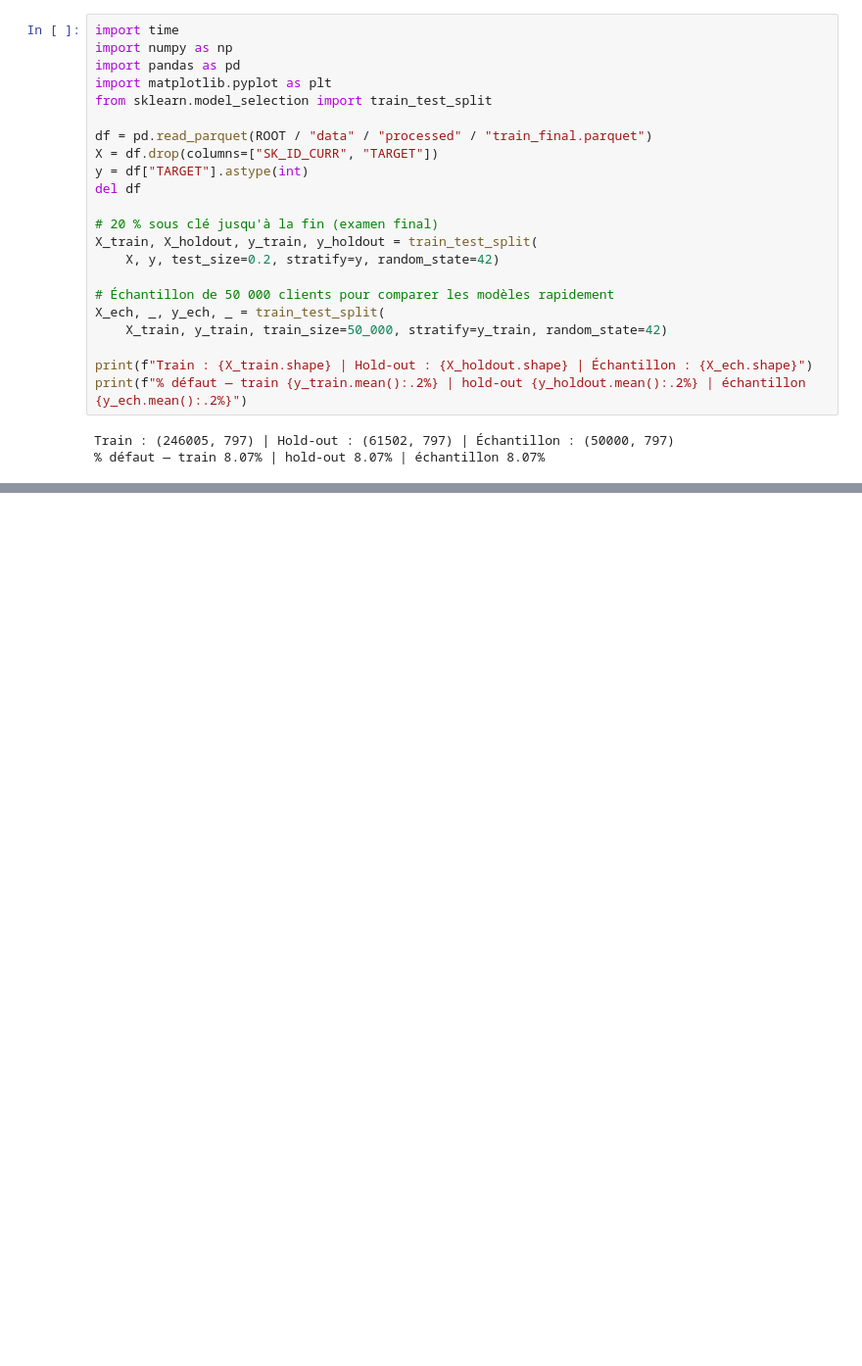
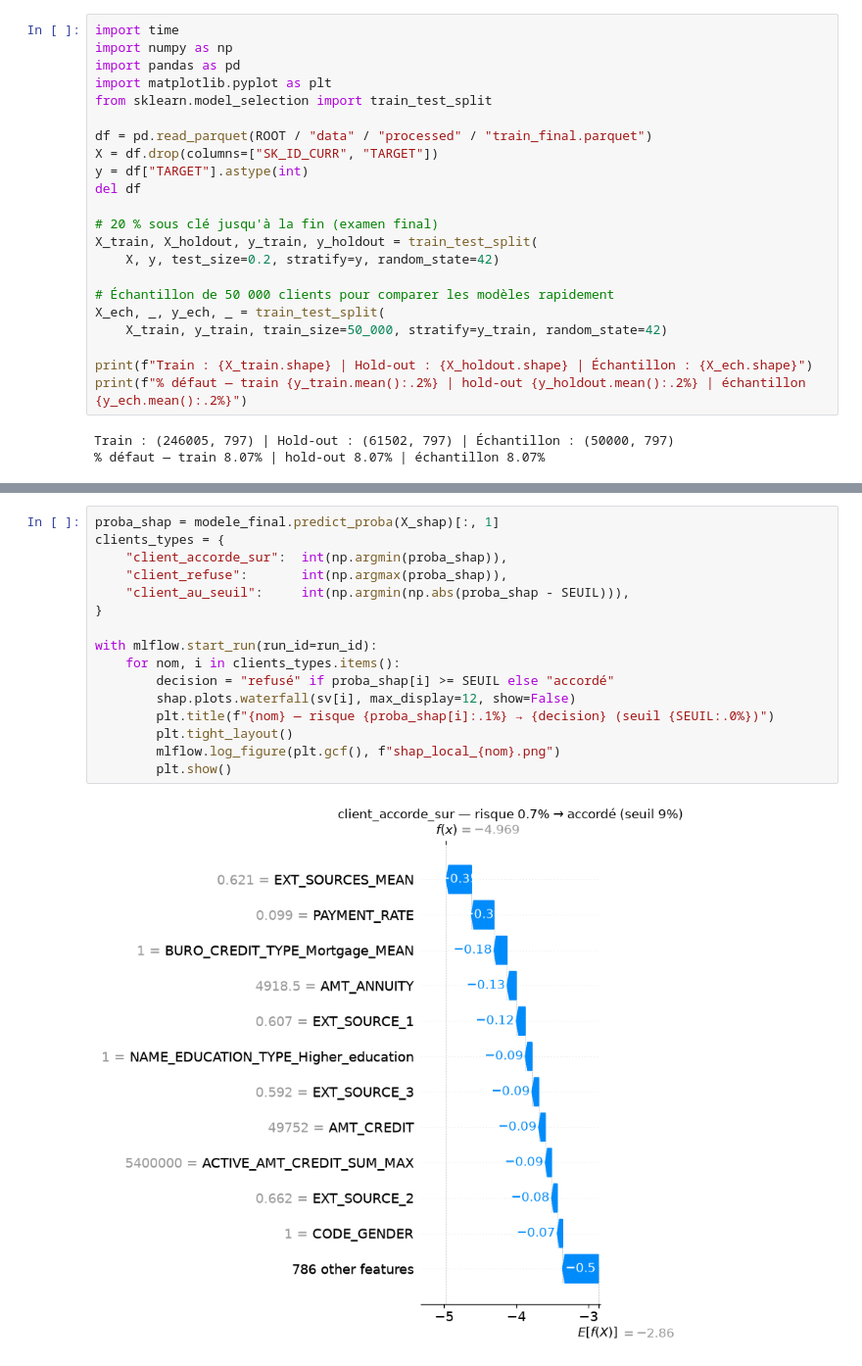
Before and after one commit to thebert117/pret-a-depenser, a Jupyter notebook: notebooks/03_modelisations.ipynb, the cells around one changed output, grey strips where cells are left out. Shown at 98% size. Cells and saved outputs as stored; diff of their text form; blank space fills up the shorter version.

```diff
--- a/notebooks/03_modelisations.ipynb
+++ b/notebooks/03_modelisations.ipynb
@@ -51,0 +539,18 @@ Train : (246005, 797) | Hold-out : (61502, 797) | Échantillon : (50000, 797)
+# %%
+proba_shap = modele_final.predict_proba(X_shap)[:, 1]
+clients_types = {
+    "client_accorde_sur":  int(np.argmin(proba_shap)),
+    "client_refuse":       int(np.argmax(proba_shap)),
+    "client_au_seuil":     int(np.argmin(np.abs(proba_shap - SEUIL))),
+}
+
+with mlflow.start_run(run_id=run_id):
+    for nom, i in clients_types.items():
+        decision = "refusé" if proba_shap[i] >= SEUIL else "accordé"
+        shap.plots.waterfall(sv[i], max_display=12, show=False)
+        plt.title(f"{nom} — risque {proba_shap[i]:.1%} → {decision} (seuil {SEUIL:.0%})")
+        plt.tight_layout()
+        mlflow.log_figure(plt.gcf(), f"shap_local_{nom}.png")
+        plt.show()
+# %% [output]
+[figure, added]
```
Also changed, not shown: parts of 41 cells of this notebook, 1 other file.
